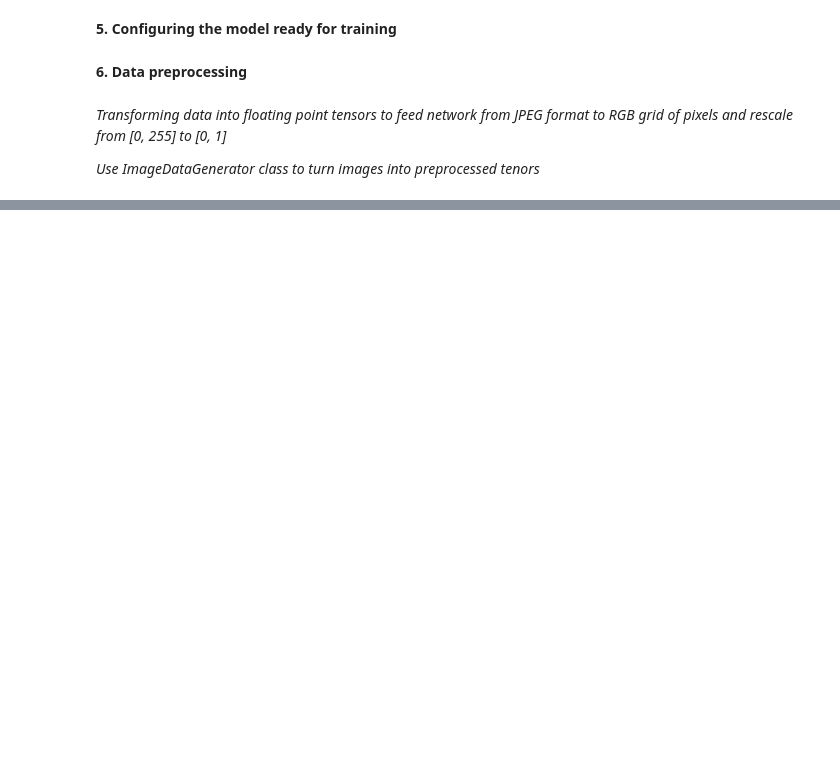
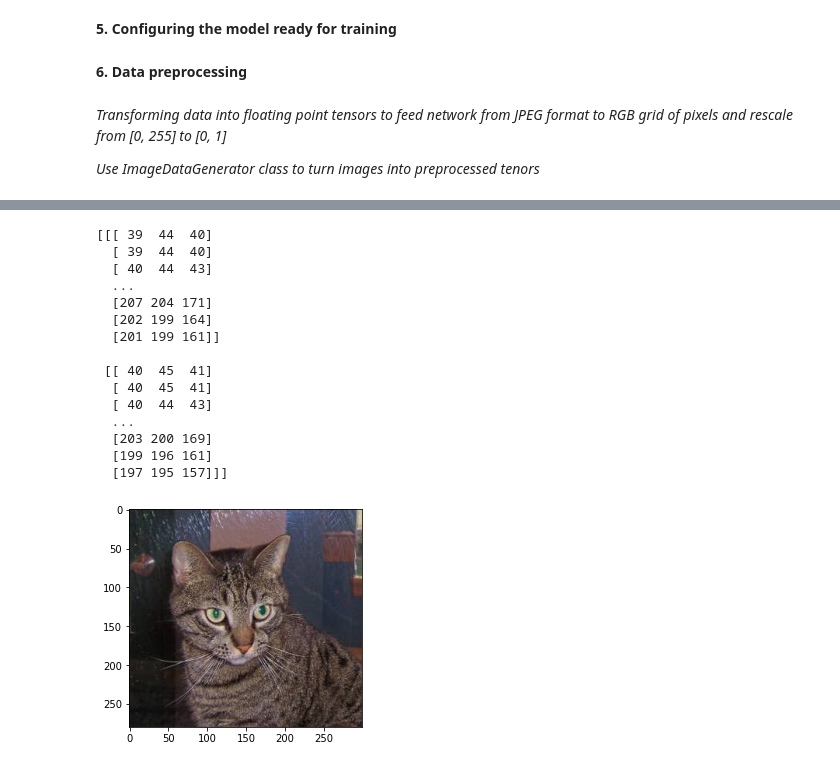
Before and after one commit to rhysdavies21/library, a Jupyter notebook: convnet_cats_&_dogs.ipynb, the cells around one changed output, grey strips where cells are left out. Cells and saved outputs as stored; diff of their text form; code cells hidden in the pictures; blank space fills up the shorter version.

```diff
--- a/convnet_cats_&_dogs.ipynb
+++ b/convnet_cats_&_dogs.ipynb
@@ -234,0 +290,27 @@ for item in generatorrd():
+# %%
+# Check an image (using Matplotlib)
+
+import matplotlib.pyplot as plt
+import matplotlib.image as mpimg
+
+img = mpimg.imread('cat.1.jpg')
+print(img[0:2])
+
+show_the_image = plt.imshow(img)
+# %% [output]
+[[[ 39  44  40]
+  [ 39  44  40]
+  [ 40  44  43]
+  ...
+  [207 204 171]
+  [202 199 164]
+  [201 199 161]]
+
+ [[ 40  45  41]
+  [ 40  45  41]
+  [ 40  44  43]
+  ...
+  [203 200 169]
+  [199 196 161]
+  [197 195 157]]]
+[figure, added]
```
Also changed, not shown: parts of 10 cells of this notebook.
